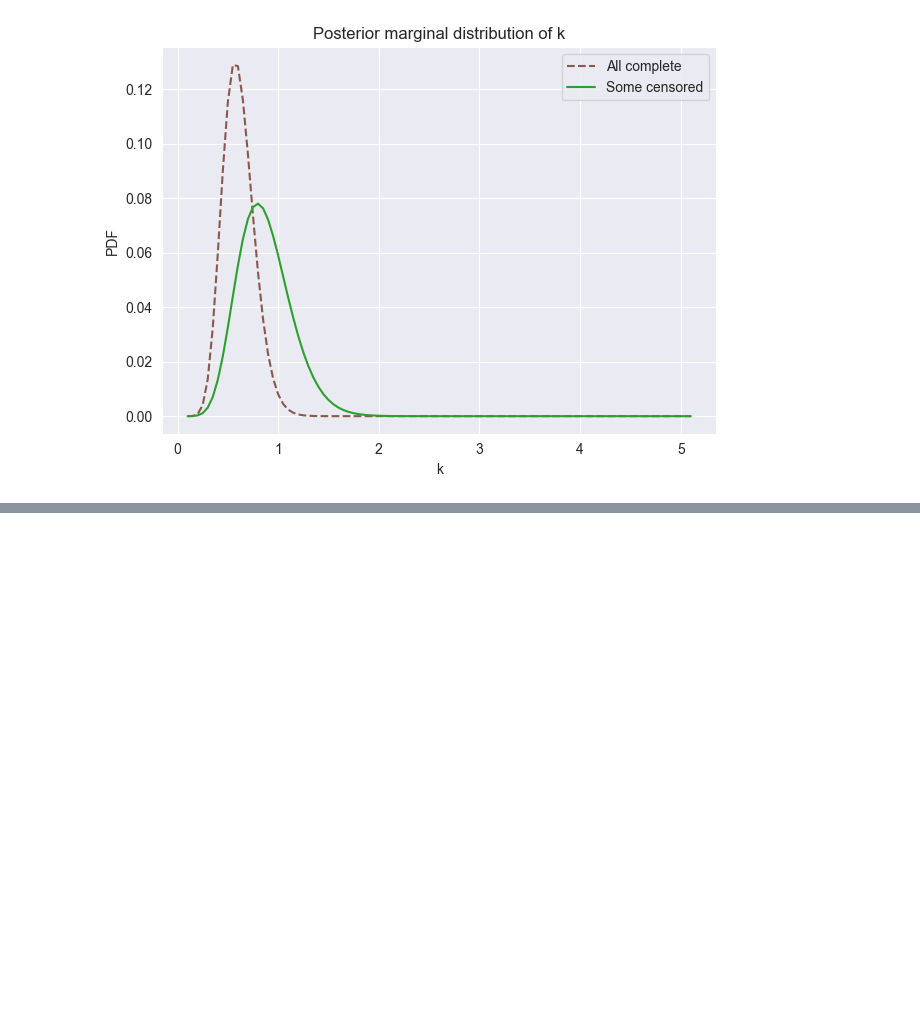
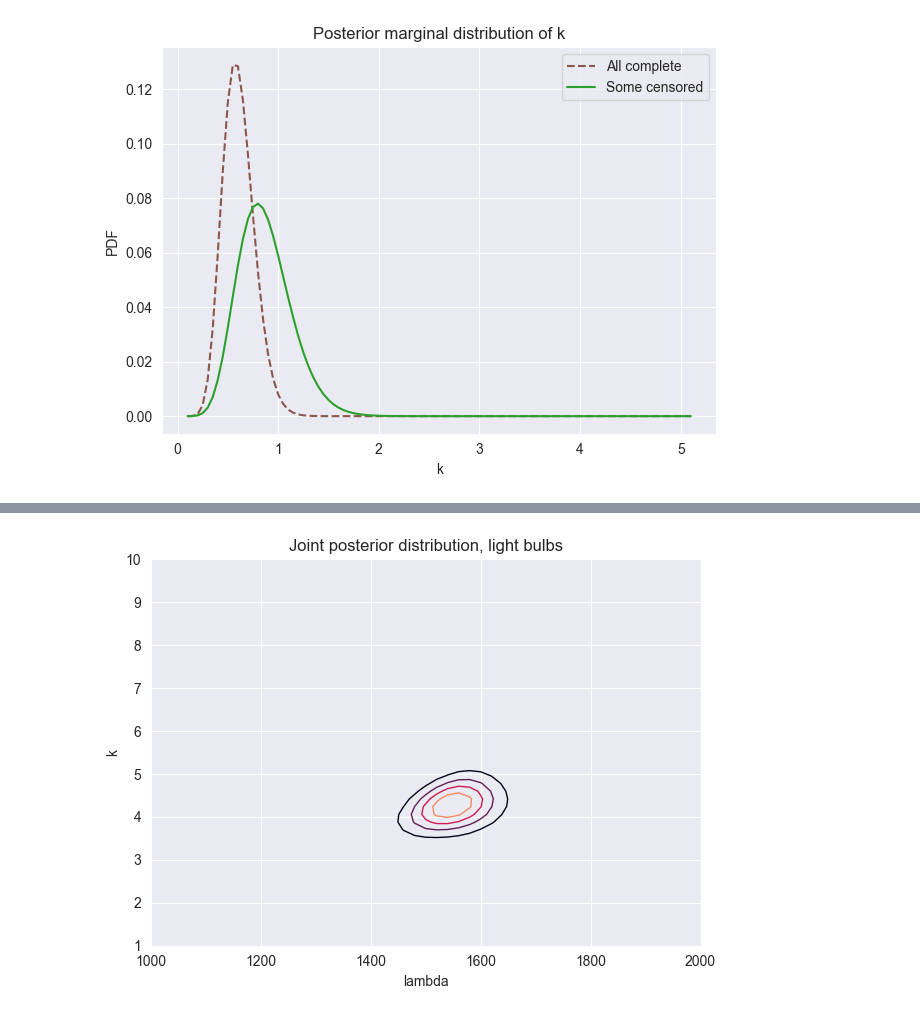
Before and after one commit to Xupeiyi/think-bayes, a Jupyter notebook: chapter14.ipynb, the cells around one changed output, grey strips where cells are left out. Drawn from its saved outputs; the diff is of its cells as text; code cells hidden in the pictures; blank space fills up the shorter version.

```diff
--- a/chapter14.ipynb
+++ b/chapter14.ipynb
@@ -238,0 +241,3 @@ decorate(
+# %%
+df = pd.read_csv('./data/lamps.csv', index_col=0)
+df.head()
@@ -238,0 +252,11 @@ decorate(
+# %%
+lambdas = np.linspace(1000, 2000, num=51)
+prior_lambda = make_uniform(lambdas, name='lambda')
+
+ks = np.linspace(1, 10, num=51)
+prior_k = make_uniform(ks, name='k')
+
+prior_bulb = make_joint(prior_lambda, prior_k)
+# %%
+data_bulb = np.repeat(df['h'], df['f'])
+data_bulb
@@ -238,0 +281,7 @@ decorate(
+# %%
+posterior_bulb = update_weibull(prior_bulb, data_bulb)
+
+plot_contour(posterior_bulb)
+decorate(title='Joint posterior distribution, light bulbs')
+# %% [output]
+[figure, added]
```
Also changed, not shown: parts of 4 cells of this notebook.
